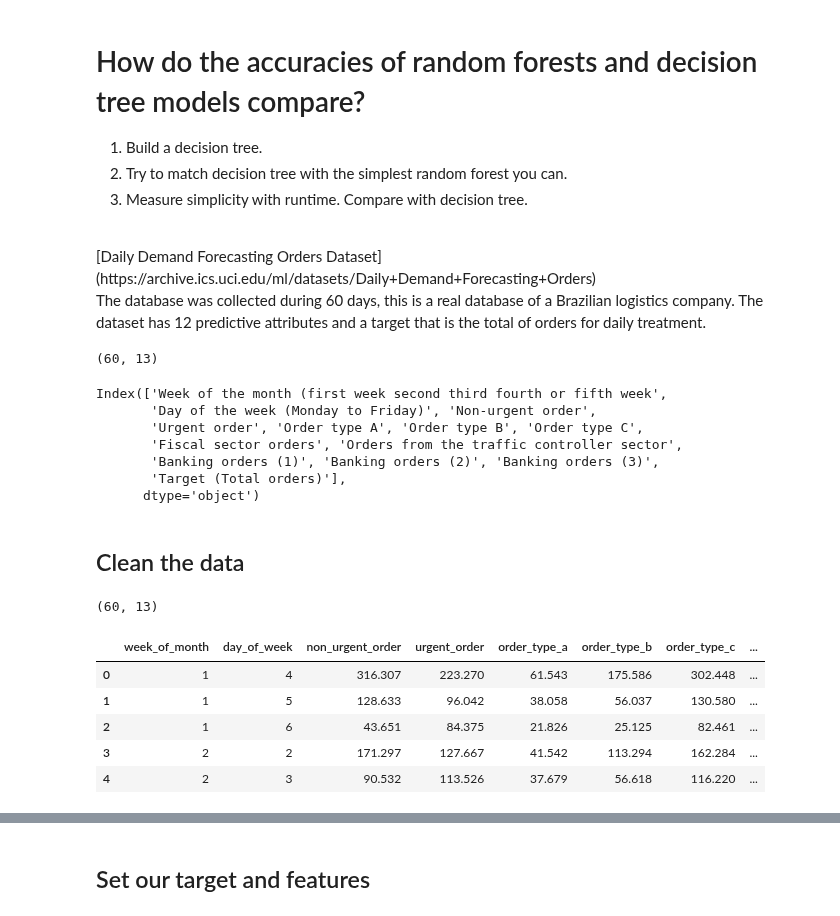
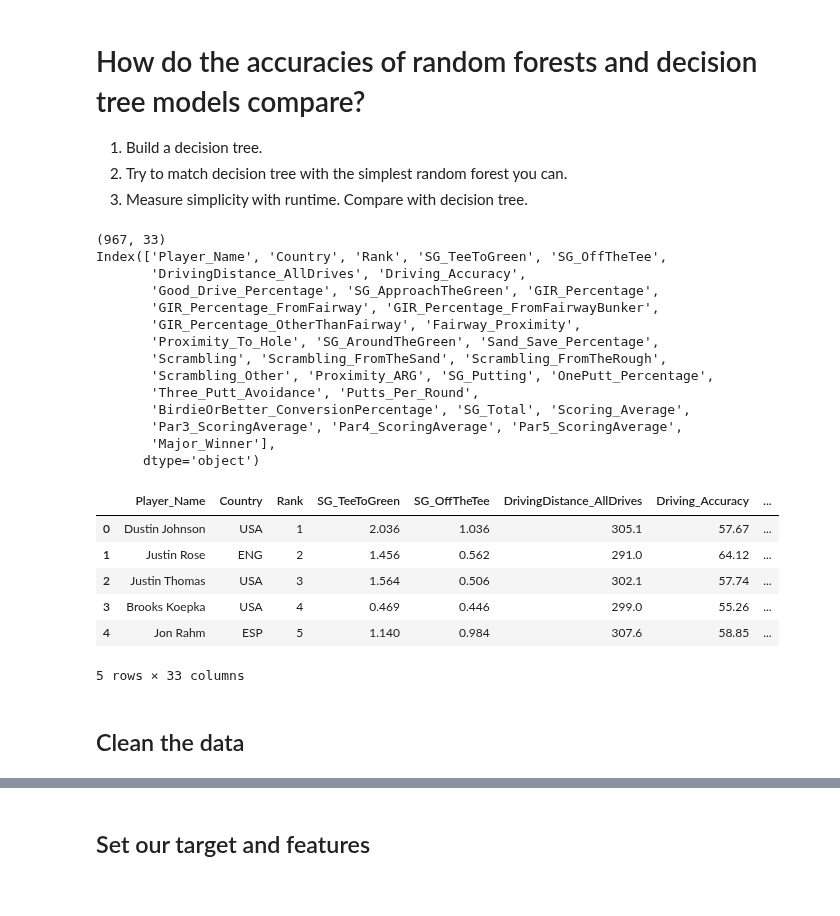
Before and after one commit to MitchellEwing/Drills, a Jupyter notebook: bootcamp/unit3/Random-Forest/If-A-Tree-Falls-In-A-Forest.ipynb, the cells around one changed output, grey strips where cells are left out. Drawn from its saved outputs; the diff is of its cells as text; code cells hidden in the pictures.

Commit message:
model re-done w different dataset

```diff
--- a/bootcamp/unit3/Random-Forest/If-A-Tree-Falls-In-A-Forest.ipynb
+++ b/bootcamp/unit3/Random-Forest/If-A-Tree-Falls-In-A-Forest.ipynb
@@ -3,9 +3,6 @@
 1) Build a decision tree. <br>
 2) Try to match decision tree with the simplest random forest you can. <br>
 3) Measure simplicity with runtime. Compare with decision tree. <br>
-<br>
-[Daily Demand Forecasting Orders Dataset](https://archive.ics.uci.edu/ml/datasets/Daily+Demand+Forecasting+Orders) <br>
-The database was collected during 60 days, this is a real database of a Brazilian logistics company. The dataset has 12 predictive attributes and a target that is the total of orders for daily treatment.
 # %%
 # Import modules.
 import pandas as pd
@@ -21,34 +18,31 @@ from sklearn import tree
 from IPython.display import Image
 # %%
 # Load data.
-df = pd.read_csv('~/src/data/unit3/Daily_Demand_Forecasting_Orders.csv', sep=';')
+df = pd.read_csv('~/src/data/unit3/golf-stats-2018.csv', encoding='windows-1252')
 print(df.shape)
-df.columns
+print(df.columns)
+df.head()
 # %% [output]
-(60, 13)
+(967, 33)
+Index(['Player_Name', 'Country', 'Rank', 'SG_TeeToGreen', 'SG_OffTheTee',
+       'DrivingDistance_AllDrives', 'Driving_Accuracy',
+       'Good_Drive_Percentage', 'SG_ApproachTheGreen', 'GIR_Percentage',
+       'GIR_Percentage_FromFairway', 'GIR_Percentage_FromFairwayBunker',
+       'GIR_Percentage_OtherThanFairway', 'Fairway_Proximity',
+       'Proximity_To_Hole', 'SG_AroundTheGreen', 'Sand_Save_Percentage',
+       'Scrambling', 'Scrambling_FromTheSand', 'Scrambling_FromTheRough',
+       'Scrambling_Other', 'Proximity_ARG', 'SG_Putting', 'OnePutt_Percentage',
+       'Three_Putt_Avoidance', 'Putts_Per_Round',
+       'BirdieOrBetter_ConversionPercentage', 'SG_Total', 'Scoring_Average',
+       'Par3_ScoringAverage', 'Par4_ScoringAverage', 'Par5_ScoringAverage',
+       'Major_Winner'],
+      dtype='object')
+|  | Player_Name | Country | Rank | SG_TeeToGreen | SG_OffTheTee | DrivingDistance_AllDrives | Driving_Accuracy | ... |
+| 0 | Dustin Johnson | USA | 1 | 2.036 | 1.036 | 305.1 | 57.67 | ... |
+| 1 | Justin Rose | ENG | 2 | 1.456 | 0.562 | 291.0 | 64.12 | ... |
+| 2 | Justin Thomas | USA | 3 | 1.564 | 0.506 | 302.1 | 57.74 | ... |
+| 3 | Brooks Koepka | USA | 4 | 0.469 | 0.446 | 299.0 | 55.26 | ... |
+| 4 | Jon Rahm | ESP | 5 | 1.140 | 0.984 | 307.6 | 58.85 | ... |
-Index(['Week of the month (first week second third fourth or fifth week',
-       'Day of the week (Monday to Friday)', 'Non-urgent order',
-       'Urgent order', 'Order type A', 'Order type B', 'Order type C',
-       'Fiscal sector orders', 'Orders from the traffic controller sector',
-       'Banking orders (1)', 'Banking orders (2)', 'Banking orders (3)',
-       'Target (Total orders)'],
-      dtype='object')
+5 rows × 33 columns
 # %% [markdown]
 ## Clean the data
-# %%
-newColNames = ['week_of_month', 'day_of_week', 'non_urgent_order',
-               'urgent_order', 'order_type_a', 'order_type_b',
-               'order_type_c', 'fiscal_sector_orders', 'traffic_orders',
-               'banking_1', 'banking_2', 'banking_3', 'target_total_orders']
-
-df.columns = newColNames
-print(df.shape)
-df.head()
-# %% [output]
-(60, 13)
-|  | week_of_month | day_of_week | non_urgent_order | urgent_order | order_type_a | order_type_b | order_type_c | ... |
-| 0 | 1 | 4 | 316.307 | 223.270 | 61.543 | 175.586 | 302.448 | ... |
-| 1 | 1 | 5 | 128.633 | 96.042 | 38.058 | 56.037 | 130.580 | ... |
-| 2 | 1 | 6 | 43.651 | 84.375 | 21.826 | 25.125 | 82.461 | ... |
-| 3 | 2 | 2 | 171.297 | 127.667 | 41.542 | 113.294 | 162.284 | ... |
-| 4 | 2 | 3 | 90.532 | 113.526 | 37.679 | 56.618 | 116.220 | ... |
```
Also changed, not shown: parts of 14 cells of this notebook.
